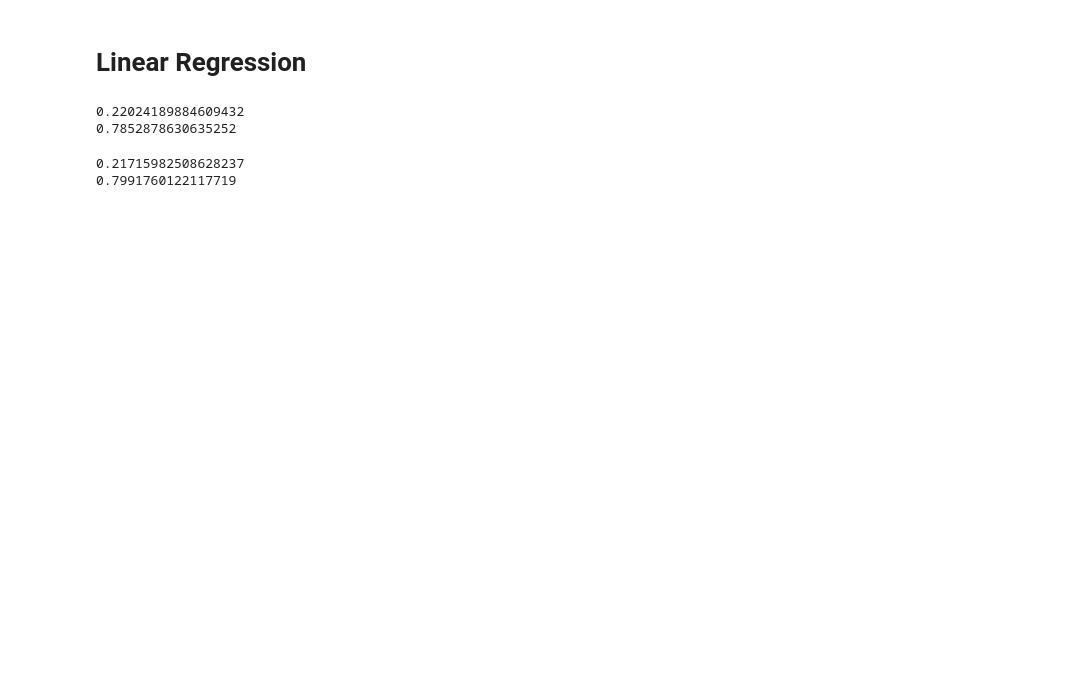
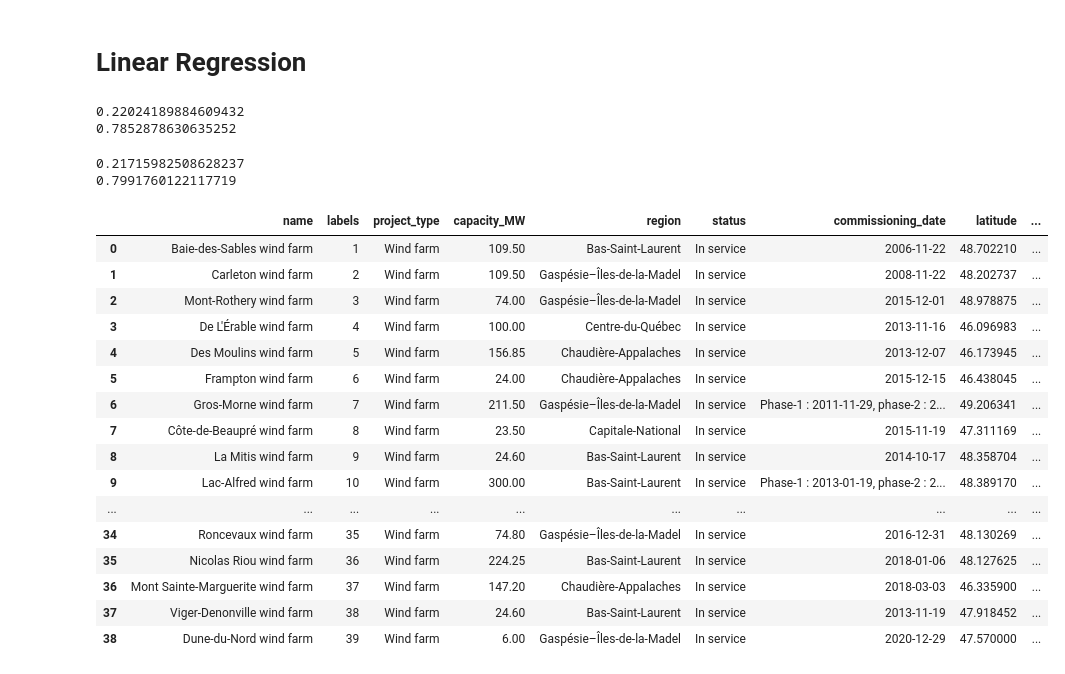
Before and after one commit to AndreaFodor/windPower, a Jupyter notebook: timeseriesModels/LinearRegression.ipynb, the cells around one changed output. Drawn from its saved outputs; the diff is of its cells as text; code cells hidden in the pictures; blank space fills up the shorter version.

```diff
--- a/timeseriesModels/LinearRegression.ipynb
+++ b/timeseriesModels/LinearRegression.ipynb
@@ -101,0 +102,20 @@ df_wf = pd.read_csv('../data/raw_data/hydroquebec_wind_farms.csv')
+# %%
+df_wf
+# %% [output]
+|  | name | labels | project_type | capacity_MW | region | status | commissioning_date | latitude | ... |
+| 0 | Baie-des-Sables wind farm | 1 | Wind farm | 109.50 | Bas-Saint-Laurent | In service | 2006-11-22 | 48.702210 | ... |
+| 1 | Carleton wind farm | 2 | Wind farm | 109.50 | Gaspésie–Îles-de-la-Madel | In service | 2008-11-22 | 48.202737 | ... |
+| 2 | Mont-Rothery wind farm | 3 | Wind farm | 74.00 | Gaspésie–Îles-de-la-Madel | In service | 2015-12-01 | 48.978875 | ... |
+| 3 | De L'Érable wind farm | 4 | Wind farm | 100.00 | Centre-du-Québec | In service | 2013-11-16 | 46.096983 | ... |
+| 4 | Des Moulins wind farm | 5 | Wind farm | 156.85 | Chaudière-Appalaches | In service | 2013-12-07 | 46.173945 | ... |
+| 5 | Frampton wind farm | 6 | Wind farm | 24.00 | Chaudière-Appalaches | In service | 2015-12-15 | 46.438045 | ... |
+| 6 | Gros-Morne wind farm | 7 | Wind farm | 211.50 | Gaspésie–Îles-de-la-Madel | In service | Phase-1 : 2011-11-29, phase-2 : 2... | 49.206341 | ... |
+| 7 | Côte-de-Beaupré wind farm | 8 | Wind farm | 23.50 | Capitale-National | In service | 2015-11-19 | 47.311169 | ... |
+| 8 | La Mitis wind farm | 9 | Wind farm | 24.60 | Bas-Saint-Laurent | In service | 2014-10-17 | 48.358704 | ... |
+| 9 | Lac-Alfred wind farm | 10 | Wind farm | 300.00 | Bas-Saint-Laurent | In service | Phase-1 : 2013-01-19, phase-2 : 2... | 48.389170 | ... |
+| ... | ... | ... | ... | ... | ... | ... | ... | ... | ... |
+| 34 | Roncevaux wind farm | 35 | Wind farm | 74.80 | Gaspésie–Îles-de-la-Madel | In service | 2016-12-31 | 48.130269 | ... |
+| 35 | Nicolas Riou wind farm | 36 | Wind farm | 224.25 | Bas-Saint-Laurent | In service | 2018-01-06 | 48.127625 | ... |
+| 36 | Mont Sainte-Marguerite wind farm | 37 | Wind farm | 147.20 | Chaudière-Appalaches | In service | 2018-03-03 | 46.335900 | ... |
+| 37 | Viger-Denonville wind farm | 38 | Wind farm | 24.60 | Bas-Saint-Laurent | In service | 2013-11-19 | 47.918452 | ... |
+| 38 | Dune-du-Nord wind farm | 39 | Wind farm | 6.00 | Gaspésie–Îles-de-la-Madel | In service | 2020-12-29 | 47.570000 | ... |
```
Also changed, not shown: parts of 18 cells of this notebook, 2 other files.
